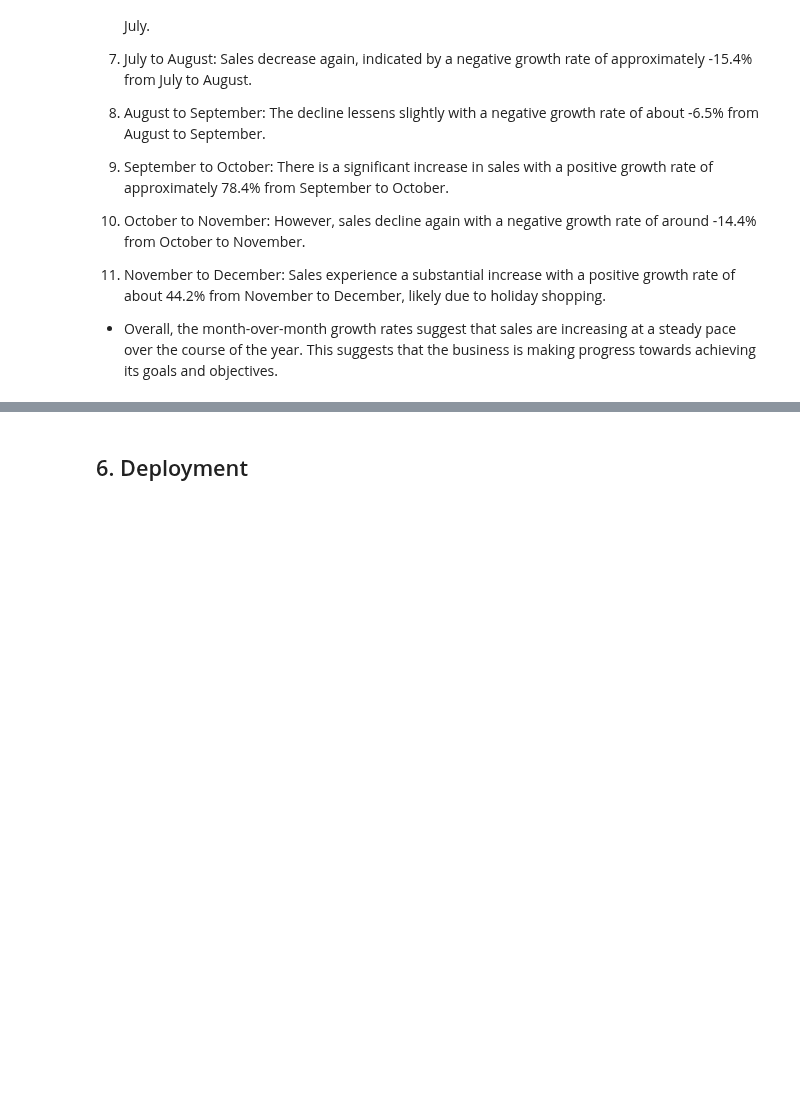
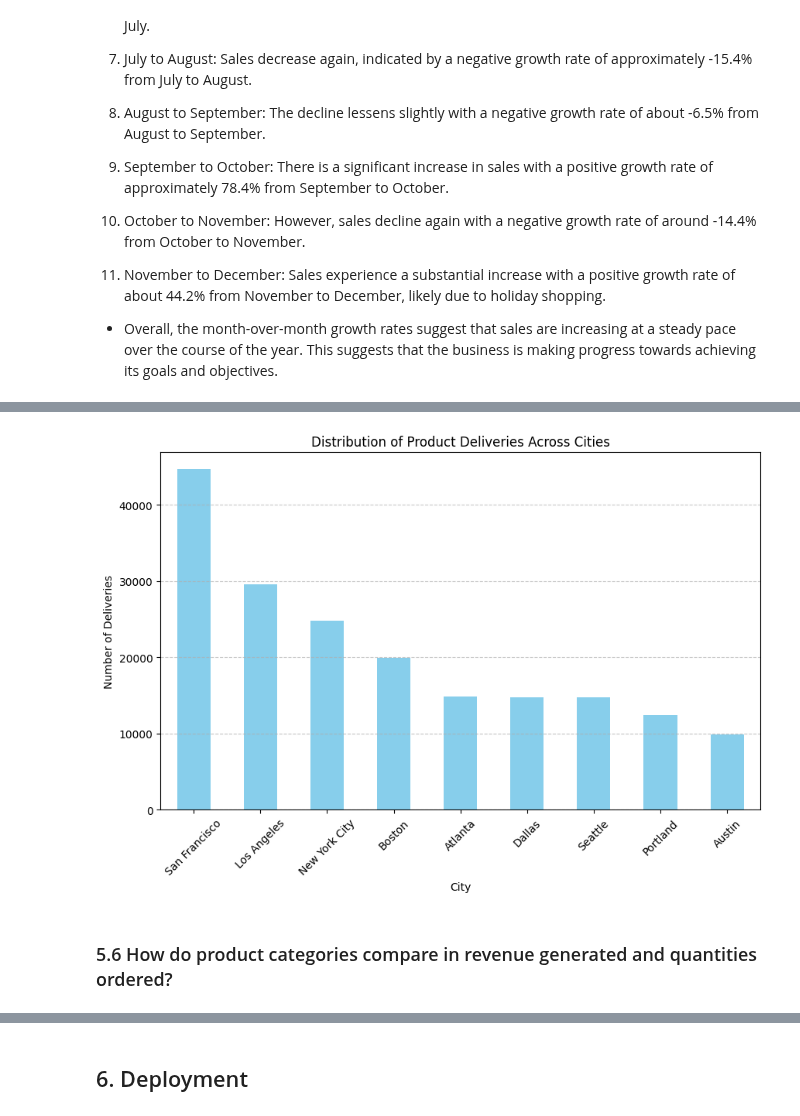
Before and after one commit to pk-aduyaw/Sales-Analysis-with-Power-BI, a Jupyter notebook: Notebook/sales_analysis.ipynb, the cells around one changed output, grey strips where cells are left out. Drawn from its saved outputs; the diff is of its cells as text; code cells hidden in the pictures; blank space fills up the shorter version.

```diff
--- a/Notebook/sales_analysis.ipynb
+++ b/Notebook/sales_analysis.ipynb
@@ -803,0 +810,10 @@ plt.grid(axis='y', linestyle='--', alpha=0.7)
+# %%
+# Extract city from 'Purchase_Address' column
+full_year_data['City'] = full_year_data['Purchase_Address'].apply(lambda x: x.split(",")[1].strip())
+
+# Count the frequency of each city
+city_frequency = full_year_data['City'].value_counts()
+
+# Display the top 5 cities with the most product deliveries
+top_cities = city_frequency.head(5)
+top_cities
@@ -803,0 +828,16 @@ plt.grid(axis='y', linestyle='--', alpha=0.7)
+# %%
+
+# Plot the distribution of product deliveries across cities
+plt.figure(figsize=(10, 6))
+city_frequency.plot(kind='bar', color='skyblue')
+plt.title('Distribution of Product Deliveries Across Cities')
+plt.xlabel('City')
+plt.ylabel('Number of Deliveries')
+plt.xticks(rotation=45)
+plt.grid(axis='y', linestyle='--', alpha=0.7)
+plt.show()
+# %% [output]
+[figure, added]
+# %% [markdown]
+
+### 5.6 How do product categories compare in revenue generated and quantities  ordered?
```
Also changed, not shown: parts of 11 cells of this notebook.
